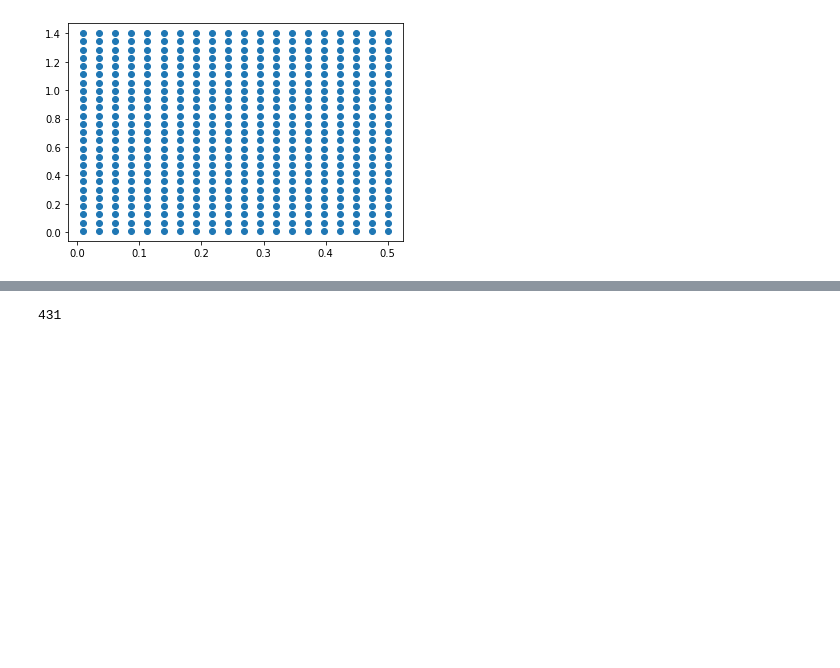
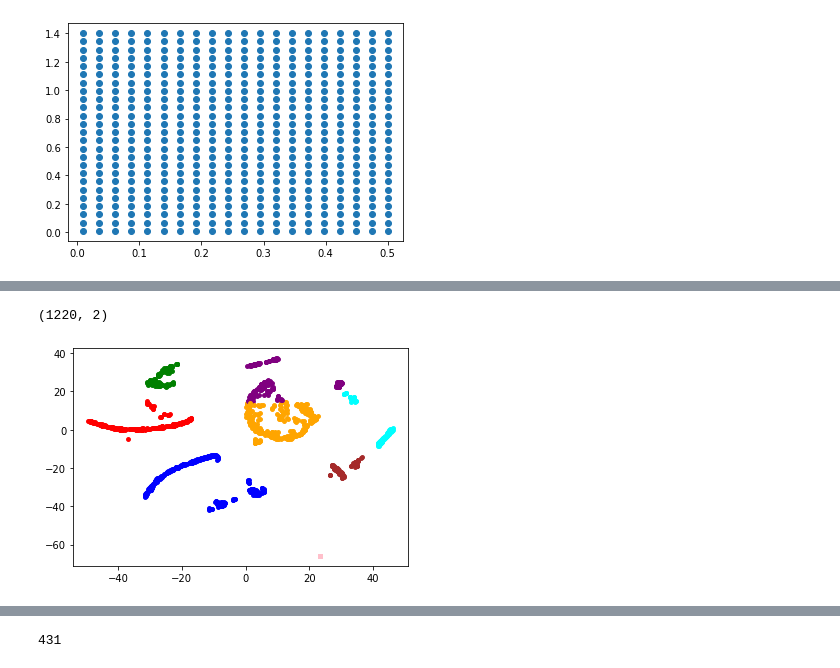
Before and after one commit to johnlyzhou/decision-making, a Jupyter notebook: notebooks/jlz-dev-1.0.ipynb, the cells around one changed output, grey strips where cells are left out. Saved outputs shown, nothing was run; the diff lists cells and outputs as text; code cells hidden in the pictures; blank space fills up the shorter version.

```diff
--- a/notebooks/jlz-dev-1.0.ipynb
+++ b/notebooks/jlz-dev-1.0.ipynb
@@ -53,3 +66,26 @@ plt.show()
 # %%
-cluster_labels = KMeans(n_clusters=6, random_state=0).fit(X_embedded).labels_
-print(cluster_labels.shape)
+# max_sil_k = -float('inf')
+# max_sil = -float('inf')
+# sil_list = []
+# for k in range(2, 20):
+#     labels = KMeans(n_clusters=9, random_state=0).fit(X_embedded).labels_
+#     sil = silhouette_score(X_embedded, labels, metric = 'euclidean')
+#     sil_list.append(sil)
+#     if sil > max_sil:
+#         max_sil_k = k
+#         max_sil = sil
+# print(k)
+# print(sil_list)
+
+n_clusters = 8
+
+init = np.array([(-35, 0),
+                (-10, -30),
+                (-20, 30),
+                (5, 0),
+                (20, 40),
+                (35, 0),
+                (30, -30),
+                (30, -60)] )
+
+cluster_labels = KMeans(n_clusters=n_clusters, random_state=0, init=init, algorithm="elkan").fit(X_embedded).labels_
@@ -75,0 +104,15 @@ plt.show()
+# %%
+colors = ['red', 'blue', 'green', 'orange', 'purple', 'cyan', 'brown', 'pink', 'yellow']
+
+print(X_embedded.shape)
+# for i in range(X_embedded.shape[0]):
+#     if X_embedded[i, 0] < -15:
+#         cluster_labels[i] = 0
+
+plt.figure()
+for idx, pt in enumerate(X_embedded):
+    plt.scatter(*pt, color=colors[cluster_labels[idx]], s=15)
+plt.show()
+# %% [output]
+(1220, 2)
+[figure, new version]
```
Also changed, not shown: parts of 15 cells of this notebook, 1 other file.
